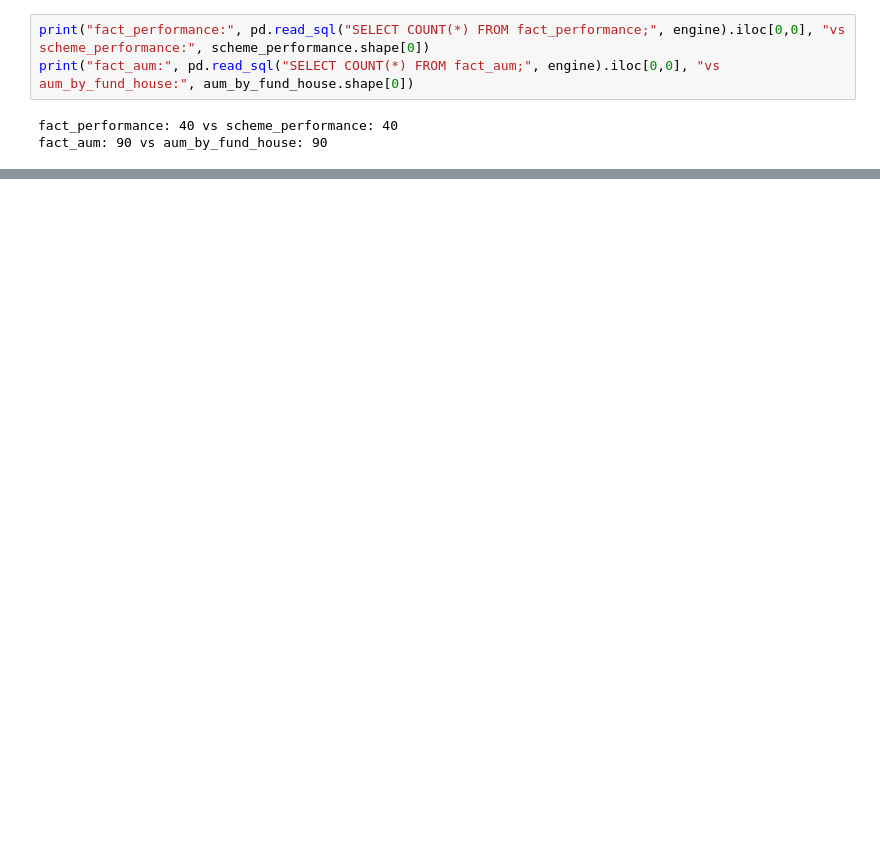
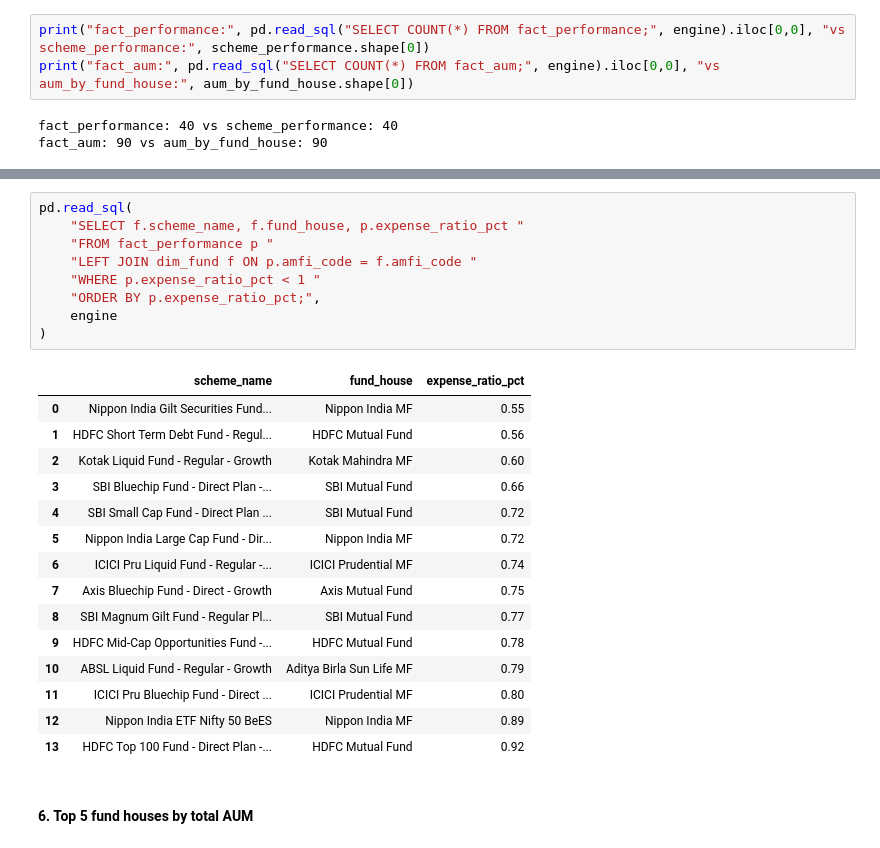
Before and after one commit to aksheyei/Mutual-Fund-Analysis, a Jupyter notebook: notebooks/day2_data_cleaning.ipynb, the cells around one changed output, grey strips where cells are left out. Cells and saved outputs as stored; diff of their text form; blank space fills up the shorter version.

```diff
--- a/notebooks/day2_data_cleaning.ipynb
+++ b/notebooks/day2_data_cleaning.ipynb
@@ -637,0 +782,27 @@ fact_aum: 90 vs aum_by_fund_house: 90
+# %%
+pd.read_sql(
+    "SELECT f.scheme_name, f.fund_house, p.expense_ratio_pct "
+    "FROM fact_performance p "
+    "LEFT JOIN dim_fund f ON p.amfi_code = f.amfi_code "
+    "WHERE p.expense_ratio_pct < 1 "
+    "ORDER BY p.expense_ratio_pct;",
+    engine
+)
+# %% [output]
+|  | scheme_name | fund_house | expense_ratio_pct |
+| 0 | Nippon India Gilt Securities Fund... | Nippon India MF | 0.55 |
+| 1 | HDFC Short Term Debt Fund - Regul... | HDFC Mutual Fund | 0.56 |
+| 2 | Kotak Liquid Fund - Regular - Growth | Kotak Mahindra MF | 0.60 |
+| 3 | SBI Bluechip Fund - Direct Plan -... | SBI Mutual Fund | 0.66 |
+| 4 | SBI Small Cap Fund - Direct Plan ... | SBI Mutual Fund | 0.72 |
+| 5 | Nippon India Large Cap Fund - Dir... | Nippon India MF | 0.72 |
+| 6 | ICICI Pru Liquid Fund - Regular -... | ICICI Prudential MF | 0.74 |
+| 7 | Axis Bluechip Fund - Direct - Growth | Axis Mutual Fund | 0.75 |
+| 8 | SBI Magnum Gilt Fund - Regular Pl... | SBI Mutual Fund | 0.77 |
+| 9 | HDFC Mid-Cap Opportunities Fund -... | HDFC Mutual Fund | 0.78 |
+| 10 | ABSL Liquid Fund - Regular - Growth | Aditya Birla Sun Life MF | 0.79 |
+| 11 | ICICI Pru Bluechip Fund - Direct ... | ICICI Prudential MF | 0.80 |
+| 12 | Nippon India ETF Nifty 50 BeES | Nippon India MF | 0.89 |
+| 13 | HDFC Top 100 Fund - Direct Plan -... | HDFC Mutual Fund | 0.92 |
+# %% [markdown]
+#### 6. Top 5 fund houses by total AUM
```
Also changed, not shown: parts of 29 cells of this notebook, 1 other file.
